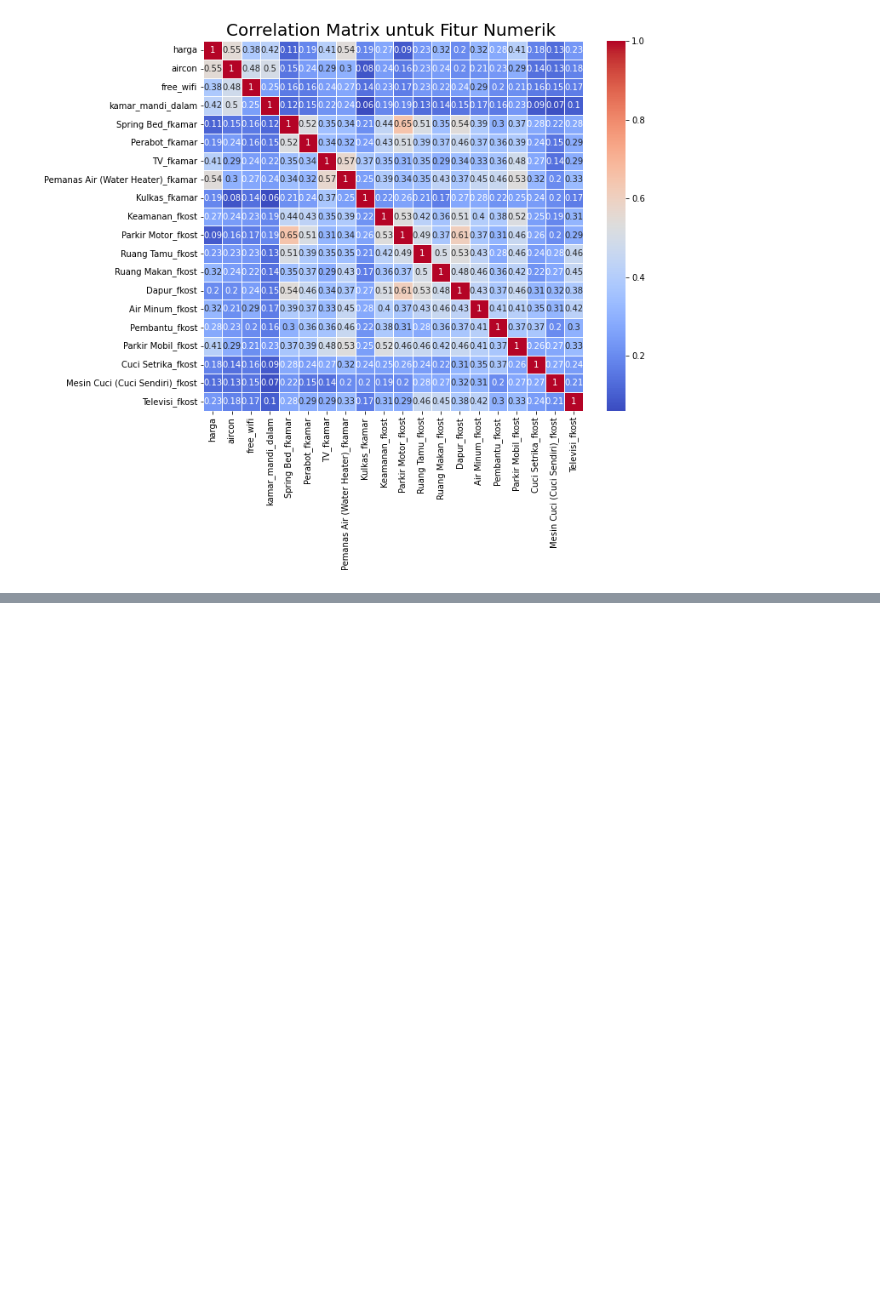
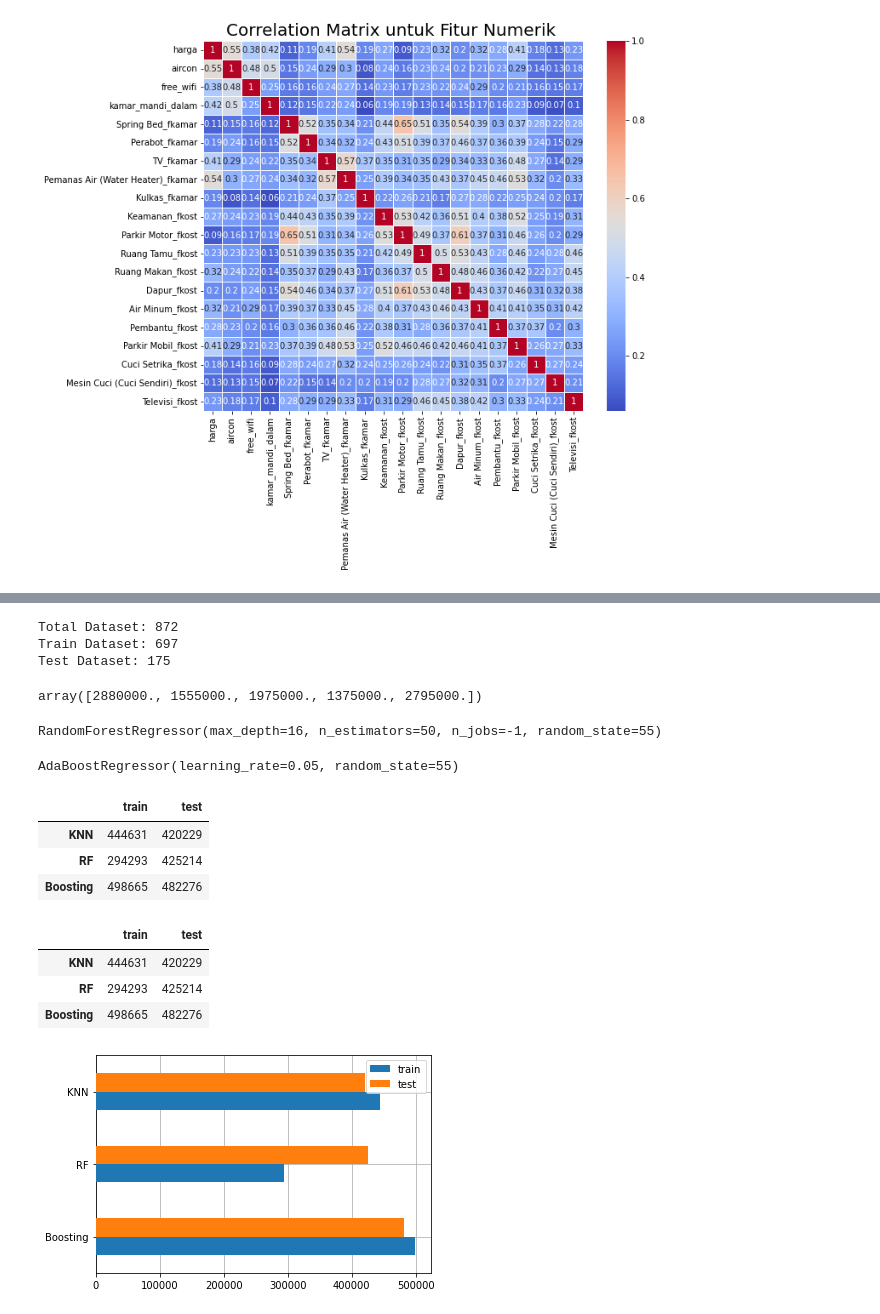
Before and after one commit to IrfanChairurrachman/regression-kost-pricing, a Jupyter notebook: pricing.ipynb, the cells around one changed output, grey strips where cells are left out. Cells and saved outputs as stored; diff of their text form; code cells hidden in the pictures; blank space fills up the shorter version.

Commit message:
feat: build model

```diff
--- a/pricing.ipynb
+++ b/pricing.ipynb
@@ -288,0 +354,10 @@ Text(0.5, 1.0, 'Correlation Matrix untuk Fitur Numerik ')
+# %%
+print(f"""
+Total Dataset: {len(X)}
+Train Dataset: {len(X_train)}
+Test Dataset: {len(X_test)}
+""")
+# %% [output]
+Total Dataset: 872
+Train Dataset: 697
+Test Dataset: 175
@@ -288,0 +378,65 @@ Text(0.5, 1.0, 'Correlation Matrix untuk Fitur Numerik ')
+# %%
+y_pred_knn[:5]
+# %% [output]
+array([2880000., 1555000., 1975000., 1375000., 2795000.])
+# %%
+# Impor library yang dibutuhkan
+from sklearn.ensemble import RandomForestRegressor
+from sklearn.metrics import mean_absolute_error
+
+# buat model prediksi
+RF = RandomForestRegressor(n_estimators=50, max_depth=16, random_state=55, n_jobs=-1)
+RF.fit(X_train, y_train)
+# %% [output]
+RandomForestRegressor(max_depth=16, n_estimators=50, n_jobs=-1, random_state=55)
+# %%
+from sklearn.ensemble import AdaBoostRegressor
+
+boosting = AdaBoostRegressor(learning_rate=0.05, random_state=55)
+boosting.fit(X_train, y_train)
+# %% [output]
+AdaBoostRegressor(learning_rate=0.05, random_state=55)
+# %%
+# Buat variabel mse yang isinya adalah dataframe nilai mse data train dan test pada masing-masing algoritma
+mae = pd.DataFrame(columns=['train', 'test'], index=['KNN','RF','Boosting'])
+
+# Buat dictionary untuk setiap algoritma yang digunakan
+model_dict = {'KNN': knn, 'RF': RF, 'Boosting': boosting}
+
+# Hitung Mean Squared Error masing-masing algoritma pada data train dan test
+for name, model in model_dict.items():
+    mae.loc[name, 'train'] = round(mean_absolute_error(y_true=y_train, y_pred=model.predict(X_train)))
+    mae.loc[name, 'test'] = round(mean_absolute_error(y_true=y_test, y_pred=model.predict(X_test)))
+
+# Panggil mae
+mae
+# %% [output]
+|  | train | test |
+| KNN | 444631 | 420229 |
+| RF | 294293 | 425214 |
+| Boosting | 498665 | 482276 |
+# %%
+# Buat variabel mse yang isinya adalah dataframe nilai mse data train dan test pada masing-masing algoritma
+mae = pd.DataFrame(columns=['train', 'test'], index=['KNN','RF','Boosting'])
+
+# Buat dictionary untuk setiap algoritma yang digunakan
+model_dict = {'KNN': knn, 'RF': RF, 'Boosting': boosting}
+
+# Hitung Mean Squared Error masing-masing algoritma pada data train dan test
+for name, model in model_dict.items():
+    mae.loc[name, 'train'] = round(mean_absolute_error(y_true=y_train, y_pred=model.predict(X_train)))
+    mae.loc[name, 'test'] = round(mean_absolute_error(y_true=y_test, y_pred=model.predict(X_test)))
+
+# Panggil mae
+mae
+# %% [output]
+|  | train | test |
+| KNN | 444631 | 420229 |
+| RF | 294293 | 425214 |
+| Boosting | 498665 | 482276 |
+# %%
+fig, ax = plt.subplots()
+mae.sort_values(by='test', ascending=False).plot(kind='barh', ax=ax, zorder=3)
+ax.grid(zorder=0)
+# %% [output]
+[figure, added]
```
Also changed, not shown: parts of 14 cells of this notebook.
